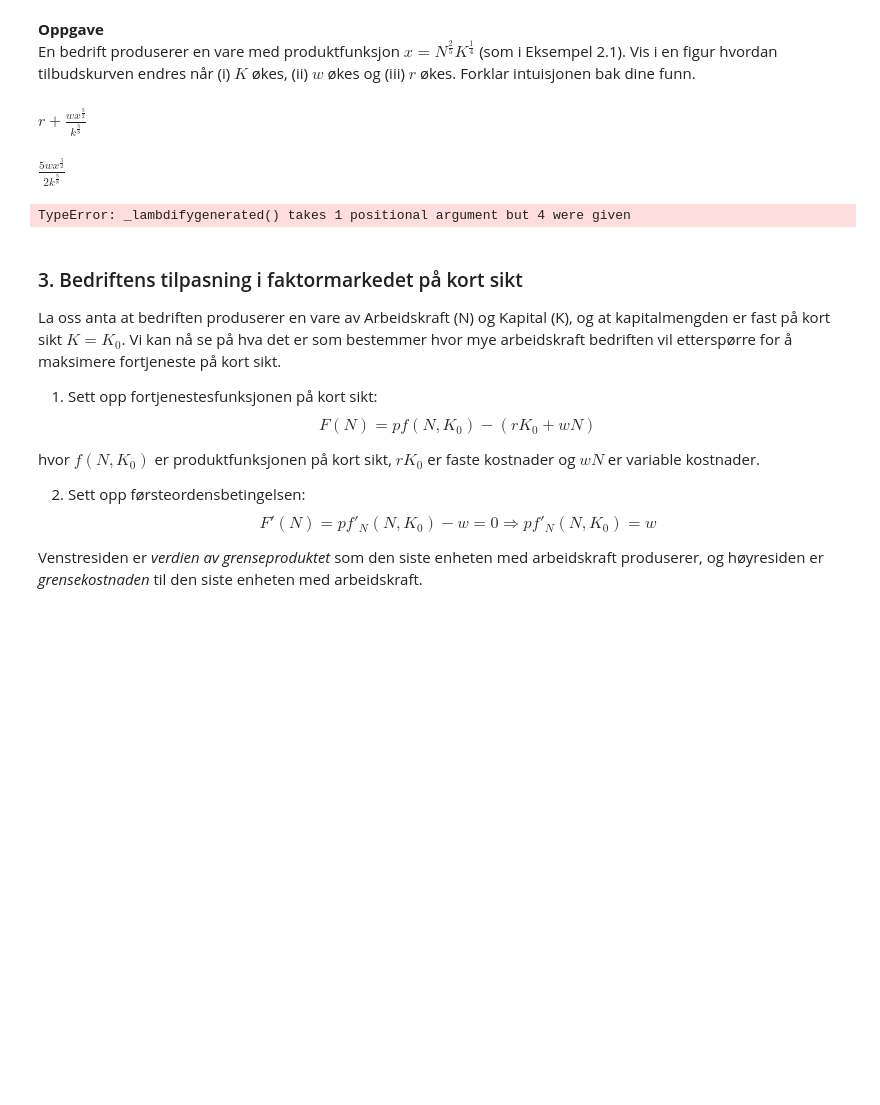
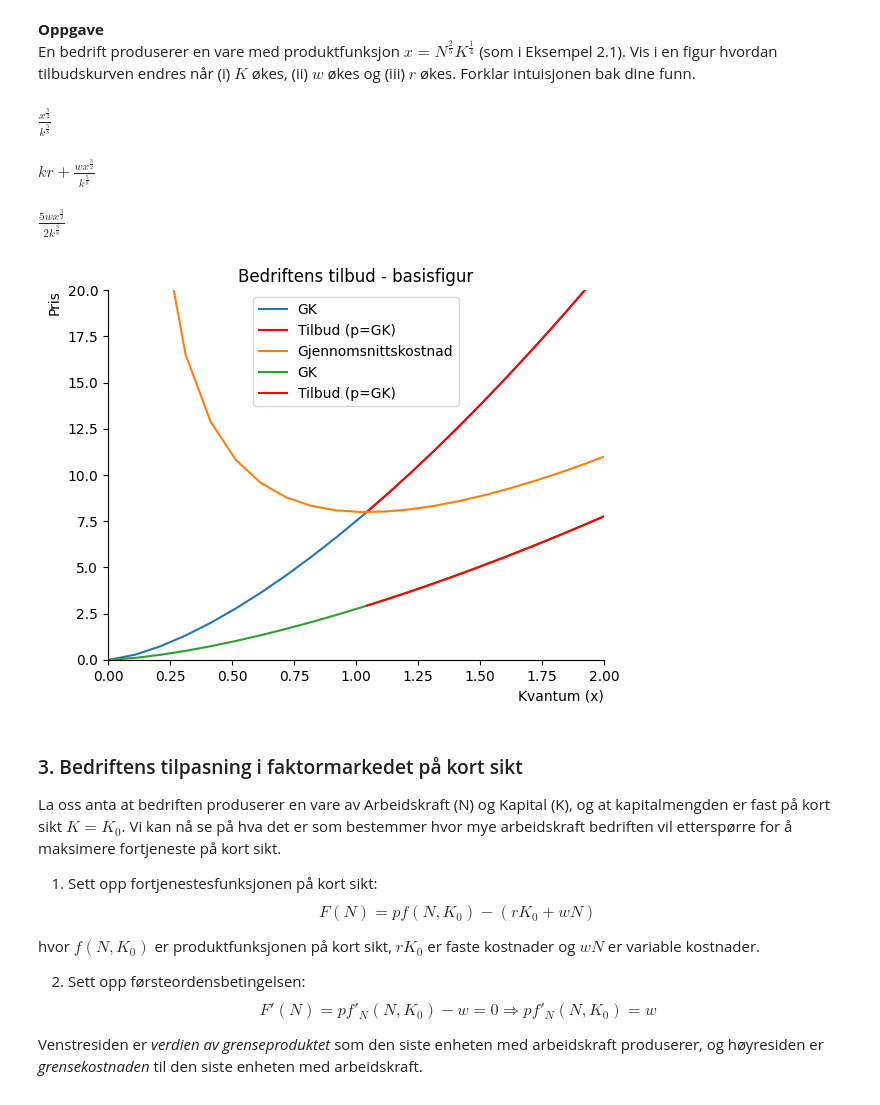
Before and after one commit to Jowiam/Kibisis, a Jupyter notebook: arbeidskrav_7_1006.ipynb, the cells around one changed output. Cells and saved outputs as stored; diff of their text form; code cells hidden in the pictures; blank space fills up the shorter version.

```diff
--- a/arbeidskrav_7_1006.ipynb
+++ b/arbeidskrav_7_1006.ipynb
@@ -172,9 +187,12 @@ def prod(n,k):
     return n**.4*k**.25
 
 n_k = sp.solve(prod(n,k)-x,n)[0]
+n_k
+# %% [output]
+$\displaystyle \frac{x^{\frac{5}{2}}}{k^{\frac{5}{8}}}$
 # %%
-kost = r+w*n_k
+kost = r*k + w*n_k
 kost
 # %% [output]
-$\displaystyle r + \frac{w x^{\frac{5}{2}}}{k^{\frac{5}{8}}}$
+$\displaystyle k r + \frac{w x^{\frac{5}{2}}}{k^{\frac{5}{8}}}$
 # %%
@@ -183,37 +201,28 @@ GK
 # %% [output]
 $\displaystyle \frac{5 w x^{\frac{3}{2}}}{2 k^{\frac{5}{8}}}$
 # %%
-kost_fn=sp.lambdify(x, kost)
+kost_fn=sp.lambdify((x,w,r,k), kost)
 
-GK_fn=sp.lambdify(x, GK)
+GK_fn_lam=sp.lambdify((x,r,w,k,), GK1)
 # %%
-def AC(x, w, k, r):
-    return kost_fn(x, w, k, r)/x
-
-lav_x=sp.solve(AC(x, w, k, r) - GK_fn(x, w, k, r),x)
-# lav_x_fn = sp.lambdify((w, k, r),lav_x)
+def AC(x):
+    return kost_fn(x, w, r, k)/x
-# %% [output]
-TypeError: _lambdifygenerated() takes 1 positional argument but 4 were given
+# %%
+lav_x=sp.solve(AC(x)-GK_fn_lam(x,r,w,k),x)[2]
+# %%
+lav_x_fn = sp.lambdify((w, k, r), lav_x)
 # %%
-def create_basis():
-    fig, ax = plt.subplots()
-    ax.set_ylabel('Pris', loc='top')
-    ax.set_xlabel('Kvantum (x)', loc='right')
-    ax.set(xlim=(0,2))
-    ax.set(ylim=(0,20))
-    ax.spines['top'].set_color('none')
-    ax.spines['right'].set_color('none')
-    return fig, ax
-
-fig, ax = create_basis()
-ax.plot(x_num, GK_fn(x_num), label = 'GK')
-ax.plot(x_1, GK_fn(x_1), color='red', label = 'Tilbud (p=GK)')
-ax.plot(x_num, AC(x_num), label = 'Gjennomsnittskostnad')
-
+lav_num=np.linspace(float(lav_x_fn(3,5,2)),10000)
+ax.plot(x_num, GK_fn_lam(x_num, 2, 3, 5), label = 'GK')
+ax.plot(x_1, GK_fn_lam(x_1, 2, 3, 5), color='red', label = 'Tilbud (p=GK)')
+# ax.plot(x_num, float(AC(x_num)), label = 'Gjennomsnittskostnad')
 
 ax.set_title('Bedriftens tilbud - basisfigur')
 ax.legend(loc='best');
 #tilbud utvides
+fig
+# %% [output]
+[figure, added]
 # %% [markdown]
 ### 3. Bedriftens tilpasning i faktormarkedet på kort sikt
 
```
Also changed, not shown: parts of 17 cells of this notebook.
